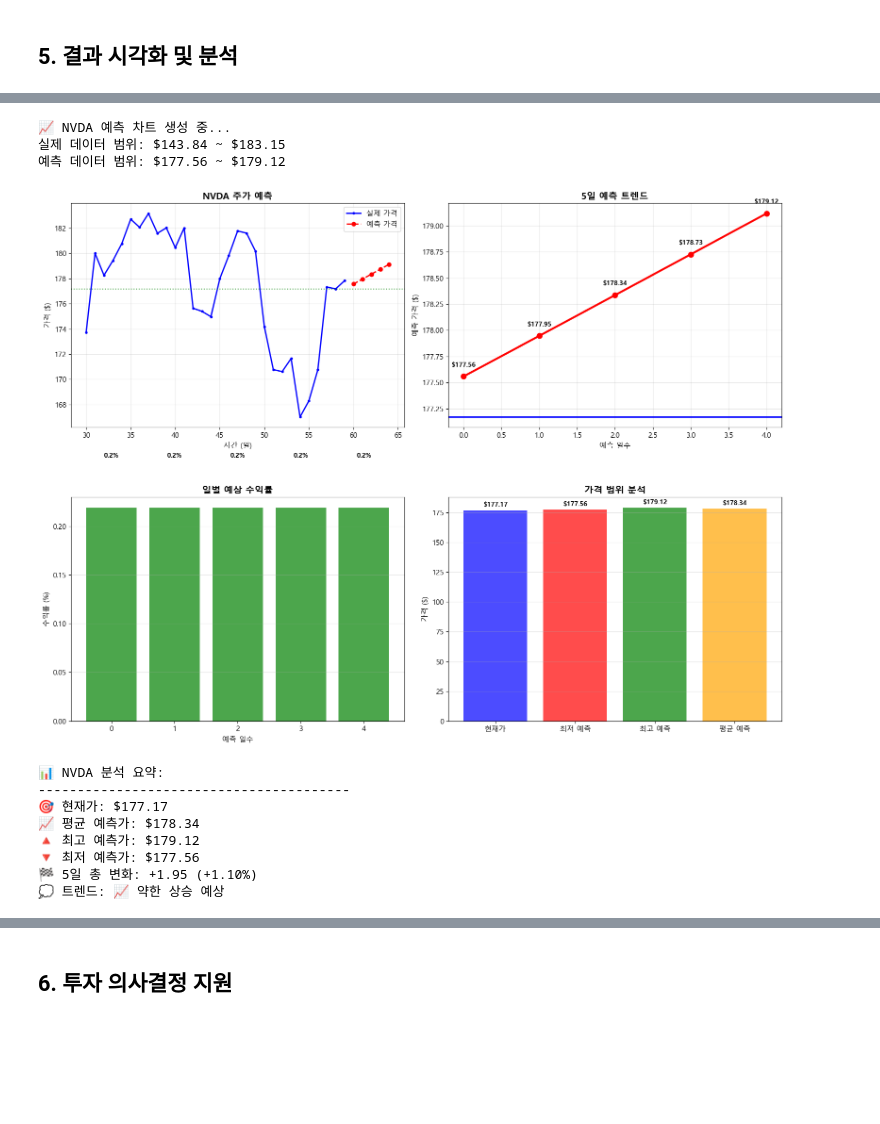
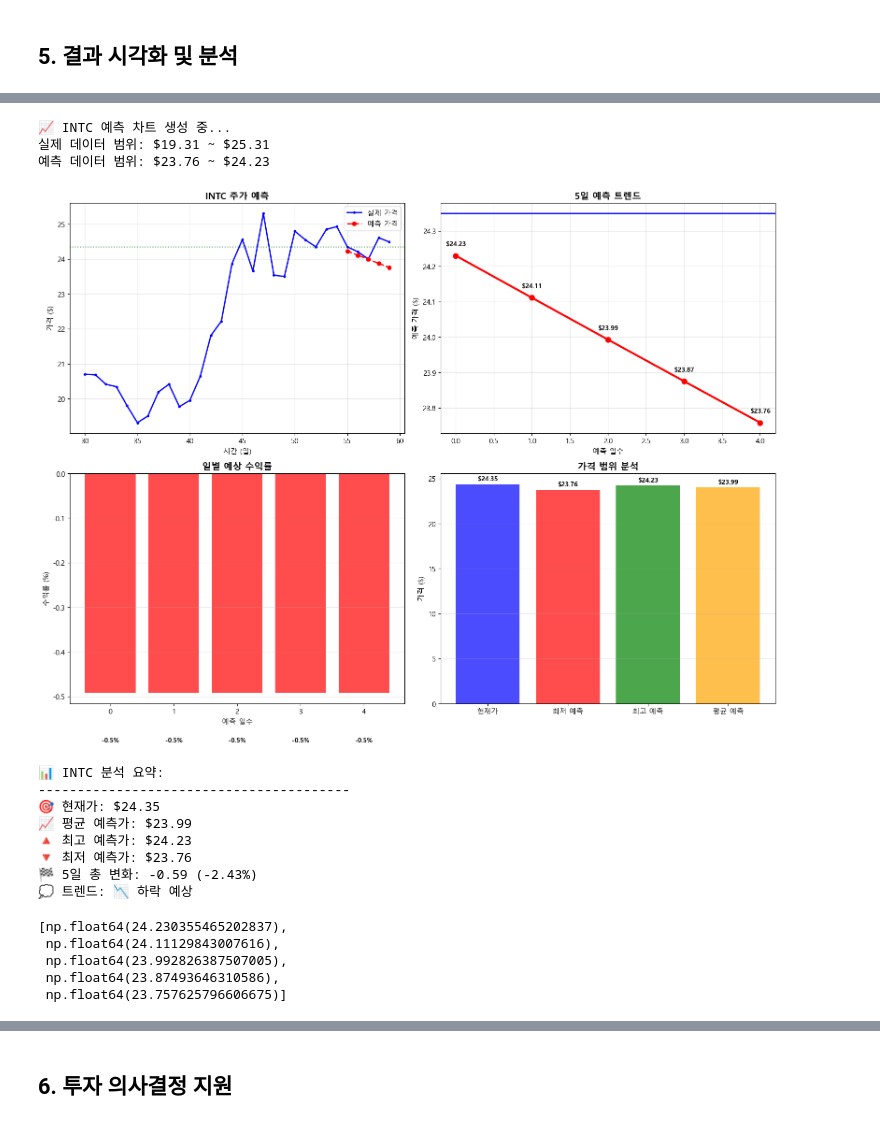
Before and after one commit to SHDS-ESC/StockSimulator-Data, a Jupyter notebook: ipynb/stock_prediction_clean.ipynb, the cells around one changed output, grey strips where cells are left out. Drawn from its saved outputs; the diff is of its cells as text; code cells hidden in the pictures; blank space fills up the shorter version.

Commit message:
predict nb 수정

```diff
--- a/ipynb/stock_prediction_clean.ipynb
+++ b/ipynb/stock_prediction_clean.ipynb
@@ -360,20 +369,27 @@ def predict_stock(ticker, train_days=500, predict_steps=5, today=None):
     stock_data = get_stock_data(ticker)
     stock_data.set_index('report_date', inplace=True)
 
+
+
     # 2. 모델 초기화
     predictor = StockPredictor()
 
     # 3. 피처 준비
     prepared_data = predictor.prepare_features(stock_data)
-    print(f"prepared_data : {prepared_data.iloc[-1]}")
+    # print(f"prepared_data : {prepared_data.iloc[-1]}")
 
     # 4. 날짜 필터링
     # TODO : 영업일 기준으로 back, forward 가능하게 수정
     end_date = today + timedelta(days=predict_steps)
     start_date = today - timedelta(days=train_days)
 
+    stock_mask = (stock_data.index <= pd.to_datetime(end_date))
+    stock_data = stock_data[stock_mask]
+
+
     date_mask = (prepared_data.index >= pd.to_datetime(start_date)) & \
-                (prepared_data.index <= pd.to_datetime(end_date))
+                (prepared_data.index <= pd.to_datetime(today))
+                # (prepared_data.index <= pd.to_datetime(end_date))
     filtered_data = prepared_data[date_mask]
 
     # 5. 훈련/테스트 분할
@@ -405,8 +421,8 @@ def predict_stock(ticker, train_days=500, predict_steps=5, today=None):
     # 10. 결과 출력
     print(f"\n📊 {ticker} 예측 결과:")
     print("-" * 30)
-    print(f"{X_train.iloc[-1]}")
-    print(f"{y_train.iloc[-1]}")
+    # print(f"{X_train.iloc[-1]}")
+    # print(f"{y_train.iloc[-1]}")
     print(f"🎯 현재가: ${last_price:.2f}")
     for i, (ret, price) in enumerate(zip(return_predictions, price_predictions)):
         change = price - last_price
@@ -416,10 +432,15 @@ def predict_stock(ticker, train_days=500, predict_steps=5, today=None):
     total_change_pct = (total_change / last_price) * 100
     print(f"\n🏁 {predict_steps}일 총 변화: {total_change:+.2f} ({total_change_pct:+.2f}%)")
 
+    # 10. prediction -> dict
+    prediction_dates = [d.date() for d in pd.date_range(today + timedelta(days=1), end_date)]
+    prediction_dict = {date: value for date, value in zip(prediction_dates, price_predictions)}
+
     return {
         'ticker': ticker,
         'current_price': last_price,
-        'predictions': price_predictions,
+        # 'predictions': price_predictions,
+        'predictions': prediction_dict,
         'returns': return_predictions,
         'model': predictor,
         'data': stock_data,
@@ -456,11 +477,11 @@ D+5: $179.49 (+0.26%, +2.32)
 
 🏁 5일 총 변화: +2.32 (+1.31%)
 # %%
-# NVDA 주식 예측 실행
+# INTC 주식 예측 실행
 result = predict_stock(
-    ticker='NVDA',
+    ticker='INTC',
     train_days=500,
     predict_steps=5,
-    today=dt.date(2025, 9, 10)
+    today=dt.date(2025, 9, 1)
 )
 # %% [output]
@@ -492,0 +538,4 @@ plt.rcParams['axes.unicode_minus'] = False  # 마이너스 기호 깨짐 방지
+# %%
+recent_data = result['data'].tail(60)
+actual_prices = recent_data['close'].astype(float)
+actual_prices
@@ -514,7 +581,7 @@ def create_prediction_charts(result):
 
     # 1. 가격 예측 차트
     dates_numeric = range(len(actual_prices))
-    pred_x = range(len(actual_prices), len(actual_prices) + len(pred_prices))
+    pred_x = range(len(actual_prices) - len(pred_prices), len(actual_prices)) # + len(pred_prices))
 
     ax1.plot(dates_numeric[-30:], actual_prices.tail(30), 'b-',
              label='실제 가격', linewidth=2, marker='.')
@@ -585,42 +652,50 @@ def create_prediction_charts(result):
 
     plt.tight_layout()
     plt.show()
 
     # 요약 정보
     print(f"\n📊 {ticker} 분석 요약:")
     print("-" * 40)
     print(f"🎯 현재가: ${current_price:.2f}")
     print(f"📈 평균 예측가: ${np.mean(pred_prices):.2f}")
     print(f"🔺 최고 예측가: ${max(pred_prices):.2f}")
     print(f"🔻 최저 예측가: ${min(pred_prices):.2f}")
 
     total_change = pred_prices[-1] - current_price
     total_change_pct = (total_change / current_price) * 100
     print(f"🏁 5일 총 변화: {total_change:+.2f} ({total_change_pct:+.2f}%)")
 
     if total_change_pct > 2:
         trend = "🚀 강한 상승 예상"
     elif total_change_pct > 0:
         trend = "📈 약한 상승 예상"
     elif total_change_pct > -2:
         trend = "➡️ 횡보 예상"
     else:
         trend = "📉 하락 예상"
 
     print(f"💭 트렌드: {trend}")
 
 # 차트 생성
 create_prediction_charts(result)
 # %% [output]
-📈 NVDA 예측 차트 생성 중...
-실제 데이터 범위: $143.84 ~ $183.15
-예측 데이터 범위: $177.56 ~ $179.12
+📈 INTC 예측 차트 생성 중...
+실제 데이터 범위: $19.31 ~ $25.31
+예측 데이터 범위: $23.76 ~ $24.23
-[figure, old version]
+[figure, new version]
-📊 NVDA 분석 요약:
+📊 INTC 분석 요약:
 ----------------------------------------
-🎯 현재가: $177.17
-📈 평균 예측가: $178.34
-🔺 최고 예측가: $179.12
-🔻 최저 예측가: $177.56
-🏁 5일 총 변화: +1.95 (+1.10%)
-💭 트렌드: 📈 약한 상승 예상
+🎯 현재가: $24.35
+📈 평균 예측가: $23.99
+🔺 최고 예측가: $24.23
+🔻 최저 예측가: $23.76
+🏁 5일 총 변화: -0.59 (-2.43%)
+💭 트렌드: 📉 하락 예상
+# %%
+list(result['predictions'].values())
+# %% [output]
+[np.float64(24.230355465202837),
+ np.float64(24.11129843007616),
+ np.float64(23.992826387507005),
+ np.float64(23.87493646310586),
+ np.float64(23.757625796606675)]
```
Also changed, not shown: parts of 12 cells of this notebook.
